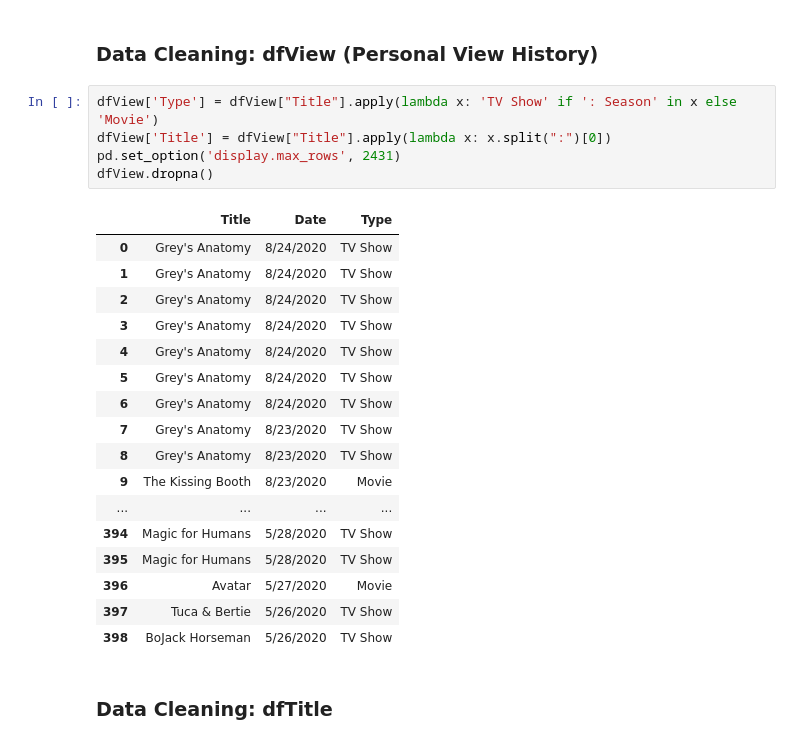
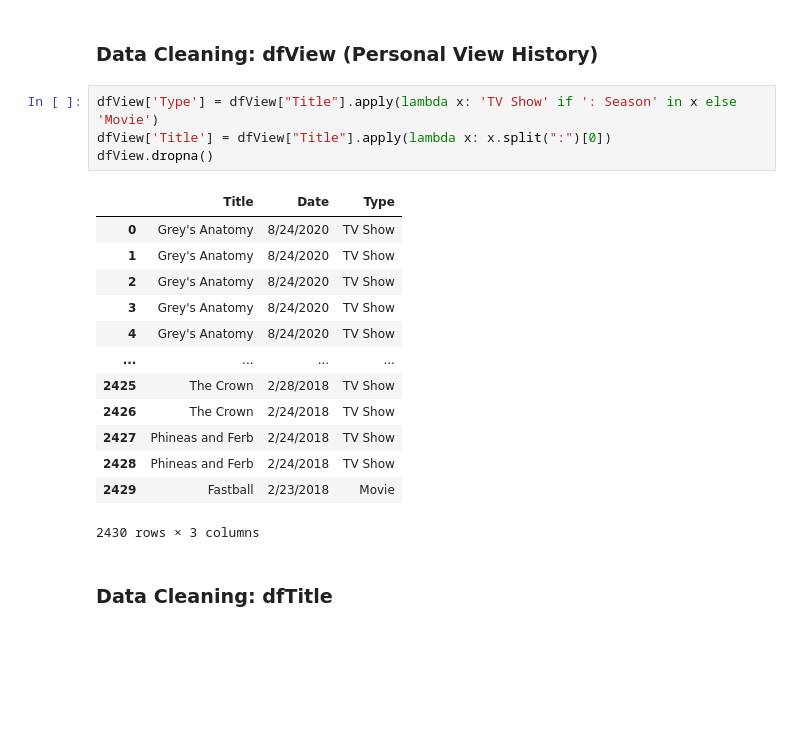
Before and after one commit to Amandoj/movie_tv_project, a Jupyter notebook: Movie_tv_project.ipynb, the cells around one changed output. Cells and saved outputs as stored; diff of their text form; blank space fills up the shorter version.

Commit message:
fixed tables

```diff
--- a/Movie_tv_project.ipynb
+++ b/Movie_tv_project.ipynb
@@ -50,26 +46,21 @@ dfTitle
 # %%
 dfView['Type'] = dfView["Title"].apply(lambda x: 'TV Show' if ': Season' in x else 'Movie')
 dfView['Title'] = dfView["Title"].apply(lambda x: x.split(":")[0])
-pd.set_option('display.max_rows', 2431)
 dfView.dropna()
 # %% [output]
 |  | Title | Date | Type |
 | 0 | Grey's Anatomy | 8/24/2020 | TV Show |
 | 1 | Grey's Anatomy | 8/24/2020 | TV Show |
 | 2 | Grey's Anatomy | 8/24/2020 | TV Show |
 | 3 | Grey's Anatomy | 8/24/2020 | TV Show |
 | 4 | Grey's Anatomy | 8/24/2020 | TV Show |
-| 5 | Grey's Anatomy | 8/24/2020 | TV Show |
-| 6 | Grey's Anatomy | 8/24/2020 | TV Show |
-| 7 | Grey's Anatomy | 8/23/2020 | TV Show |
-| 8 | Grey's Anatomy | 8/23/2020 | TV Show |
-| 9 | The Kissing Booth | 8/23/2020 | Movie |
 | ... | ... | ... | ... |
-| 394 | Magic for Humans | 5/28/2020 | TV Show |
-| 395 | Magic for Humans | 5/28/2020 | TV Show |
-| 396 | Avatar | 5/27/2020 | Movie |
-| 397 | Tuca & Bertie | 5/26/2020 | TV Show |
-| 398 | BoJack Horseman | 5/26/2020 | TV Show |
+| 2425 | The Crown | 2/28/2018 | TV Show |
+| 2426 | The Crown | 2/24/2018 | TV Show |
+| 2427 | Phineas and Ferb | 2/24/2018 | TV Show |
+| 2428 | Phineas and Ferb | 2/24/2018 | TV Show |
+| 2429 | Fastball | 2/23/2018 | Movie |
+2430 rows × 3 columns
 # %% [markdown]
 ### Data Cleaning: dfTitle
 # %%
```
Also changed, not shown: parts of 6 cells of this notebook.
